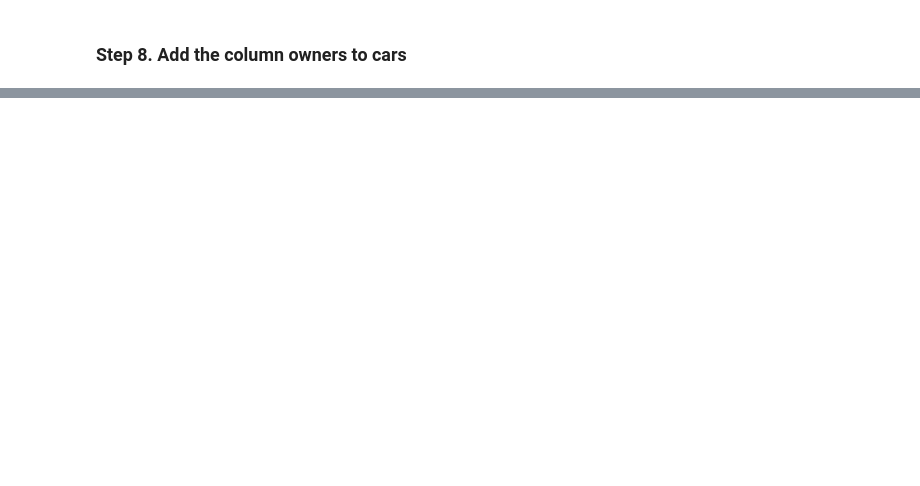
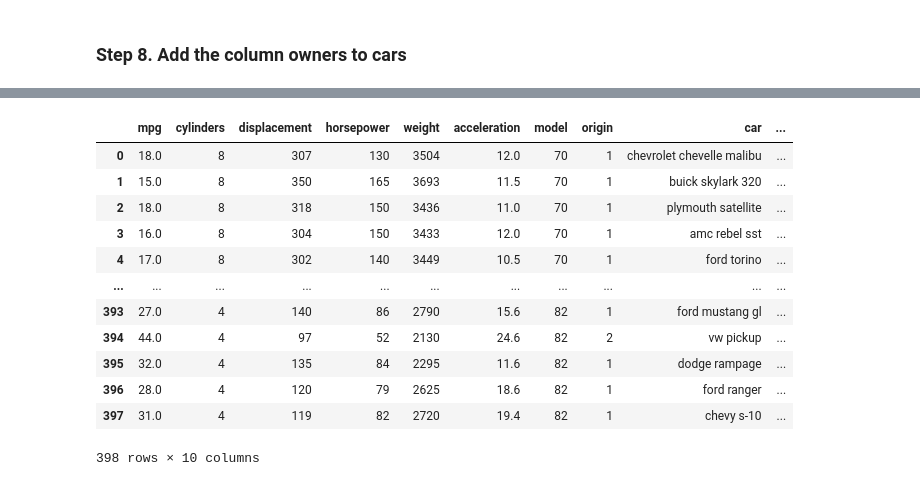
Before and after one commit to phoenix-analytics-ke/q2-data-engineering-workshop, a Jupyter notebook: 02-python-and-sql/exercises/merging/data/cars -merge-exercise.ipynb, the cells around one changed output, grey strips where cells are left out. Saved outputs shown, nothing was run; the diff lists cells and outputs as text; code cells hidden in the pictures; blank space fills up the shorter version.

Commit message:
Merging exercise

```diff
--- a/02-python-and-sql/exercises/merging/data/cars -merge-exercise.ipynb
+++ b/02-python-and-sql/exercises/merging/data/cars -merge-exercise.ipynb
@@ -23,0 +36,3 @@ import pandas as pd
+# %%
+cars2=pd.DataFrame(data2)
+cars2.head(10)
@@ -25,0 +60,4 @@ import pandas as pd
+# %%
+#dropping
+cars1_cleaned = cars1.loc[:, ~cars1.columns.str.contains('^Unnamed')]
+cars1_cleaned
@@ -36,0 +112,4 @@ import pandas as pd
+# %%
+#merging
+cars=pd.concat([cars1_cleaned, cars2], ignore_index=True)
+cars.head(10)
@@ -58,0 +130,5 @@ import pandas as pd
+# %%
+import random as rand
+#generation
+num_owners=np.random.randint(15000, 73001, size=cars.shape[0])
+cars
@@ -68,0 +151,18 @@ import pandas as pd
+# %%
+#addition of the column
+cars['owners']= num_owners
+cars
+# %% [output]
+|  | mpg | cylinders | displacement | horsepower | weight | acceleration | model | origin | car | ... |
+| 0 | 18.0 | 8 | 307 | 130 | 3504 | 12.0 | 70 | 1 | chevrolet chevelle malibu | ... |
+| 1 | 15.0 | 8 | 350 | 165 | 3693 | 11.5 | 70 | 1 | buick skylark 320 | ... |
+| 2 | 18.0 | 8 | 318 | 150 | 3436 | 11.0 | 70 | 1 | plymouth satellite | ... |
+| 3 | 16.0 | 8 | 304 | 150 | 3433 | 12.0 | 70 | 1 | amc rebel sst | ... |
+| 4 | 17.0 | 8 | 302 | 140 | 3449 | 10.5 | 70 | 1 | ford torino | ... |
+| ... | ... | ... | ... | ... | ... | ... | ... | ... | ... | ... |
+| 393 | 27.0 | 4 | 140 | 86 | 2790 | 15.6 | 82 | 1 | ford mustang gl | ... |
+| 394 | 44.0 | 4 | 97 | 52 | 2130 | 24.6 | 82 | 2 | vw pickup | ... |
+| 395 | 32.0 | 4 | 135 | 84 | 2295 | 11.6 | 82 | 1 | dodge rampage | ... |
+| 396 | 28.0 | 4 | 120 | 79 | 2625 | 18.6 | 82 | 1 | ford ranger | ... |
+| 397 | 31.0 | 4 | 119 | 82 | 2720 | 19.4 | 82 | 1 | chevy s-10 | ... |
+398 rows × 10 columns
```
Also changed, not shown: parts of 17 cells of this notebook.
